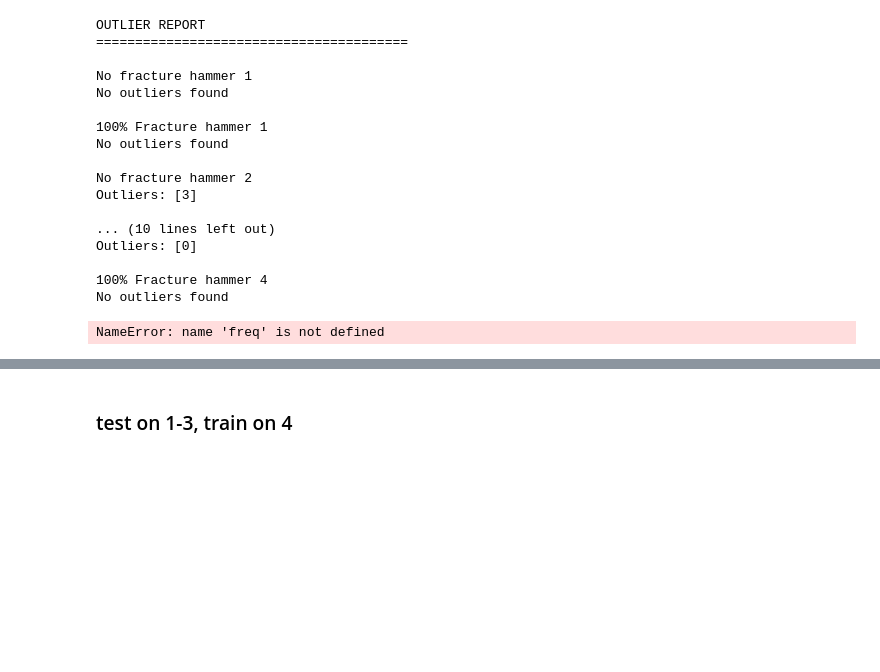
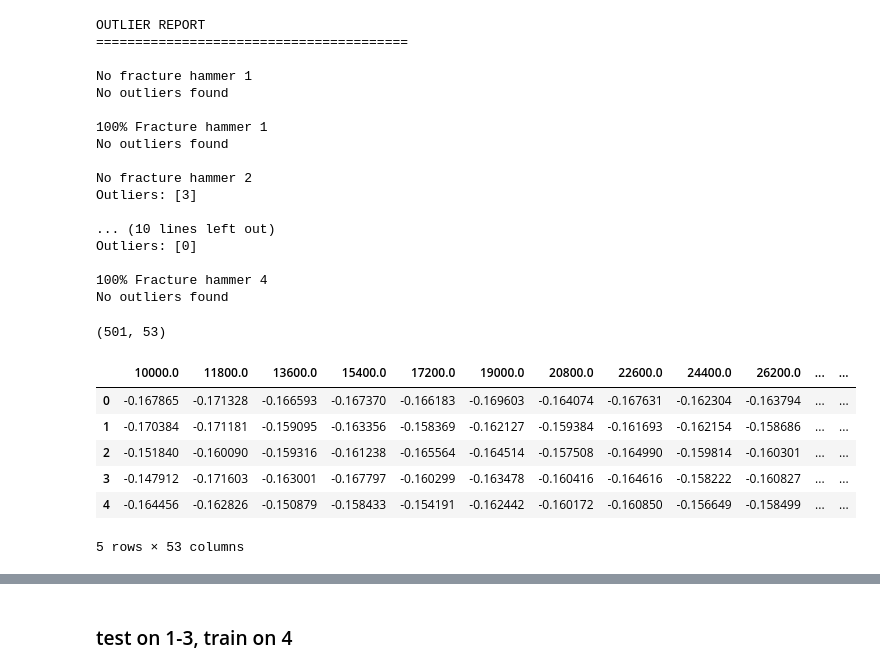
Before and after one commit to Kerbusch/bone-impedance-research, a Jupyter notebook: research/notebooks/05_machine_learning.ipynb, the cells around one changed output, grey strips where cells are left out. Cells and saved outputs as stored; diff of their text form; code cells hidden in the pictures; blank space fills up the shorter version.

```diff
--- a/research/notebooks/05_machine_learning.ipynb
+++ b/research/notebooks/05_machine_learning.ipynb
@@ -140,6 +158,9 @@ for hammer in [1, 2, 3, 4]:
 
     intact_sweeps = group_data[intact_key]["raw"]
     fracture_sweeps = group_data[fracture_key]["raw"]
+
+    # Frequency values for this hammer test
+    freq = group_data[intact_key]["frequency"]
 
     # Fracture examples
     for intact in intact_sweeps:
@@ -147,33 +168,40 @@ for hammer in [1, 2, 3, 4]:
 
             relative_change = (
                 fractured - intact
             ) / intact
 
             row = dict(zip(freq, relative_change))
             row["broken"] = True
             row["hammer"] = hammer
 
             rows.append(row)
 
     # Non-fracture examples
     for intact1, intact2 in combinations(intact_sweeps, 2):
 
         relative_change = (
             intact2 - intact1
         ) / intact1
 
         row = dict(zip(freq, relative_change))
         row["broken"] = False
         row["hammer"] = hammer
 
         rows.append(row)
 
 
 df_changes = pd.DataFrame(rows)
 
 print(df_changes.shape)
 display(df_changes.head())
 # %% [output]
-NameError: name 'freq' is not defined
+(501, 53)
+|  | 10000.0 | 11800.0 | 13600.0 | 15400.0 | 17200.0 | 19000.0 | 20800.0 | 22600.0 | 24400.0 | 26200.0 | ... | ... |
+| 0 | -0.167865 | -0.171328 | -0.166593 | -0.167370 | -0.166183 | -0.169603 | -0.164074 | -0.167631 | -0.162304 | -0.163794 | ... | ... |
+| 1 | -0.170384 | -0.171181 | -0.159095 | -0.163356 | -0.158369 | -0.162127 | -0.159384 | -0.161693 | -0.162154 | -0.158686 | ... | ... |
+| 2 | -0.151840 | -0.160090 | -0.159316 | -0.161238 | -0.165564 | -0.164514 | -0.157508 | -0.164990 | -0.159814 | -0.160301 | ... | ... |
+| 3 | -0.147912 | -0.171603 | -0.163001 | -0.167797 | -0.160299 | -0.163478 | -0.160416 | -0.164616 | -0.158222 | -0.160827 | ... | ... |
+| 4 | -0.164456 | -0.162826 | -0.150879 | -0.158433 | -0.154191 | -0.162442 | -0.160172 | -0.160850 | -0.156649 | -0.158499 | ... | ... |
+5 rows × 53 columns
 # %%
 df_changes
```
Also changed, not shown: parts of 8 cells of this notebook, 8 other files.
